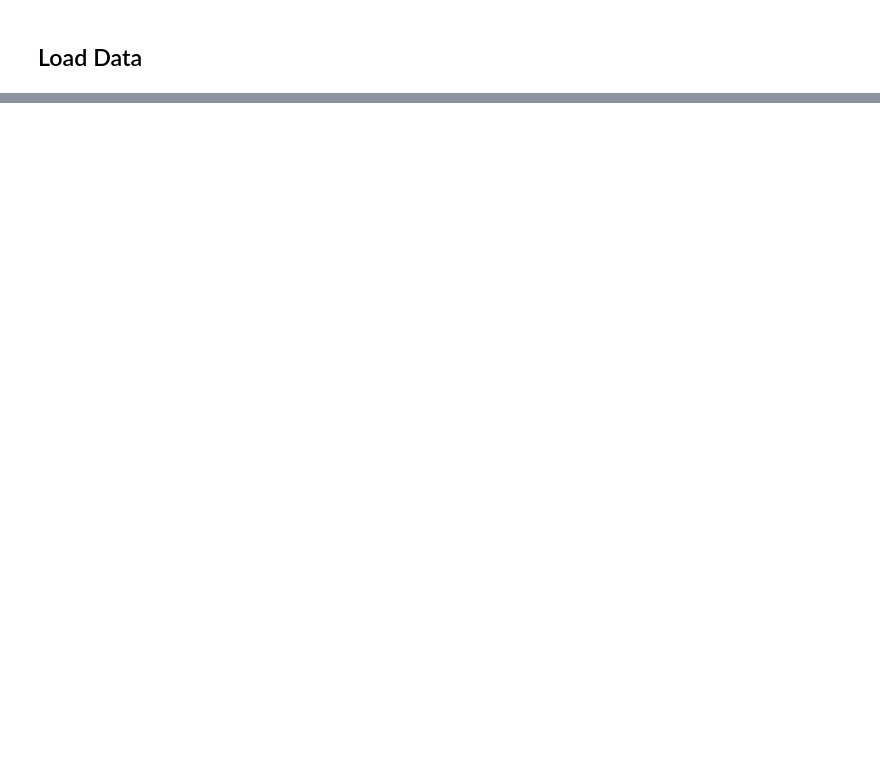
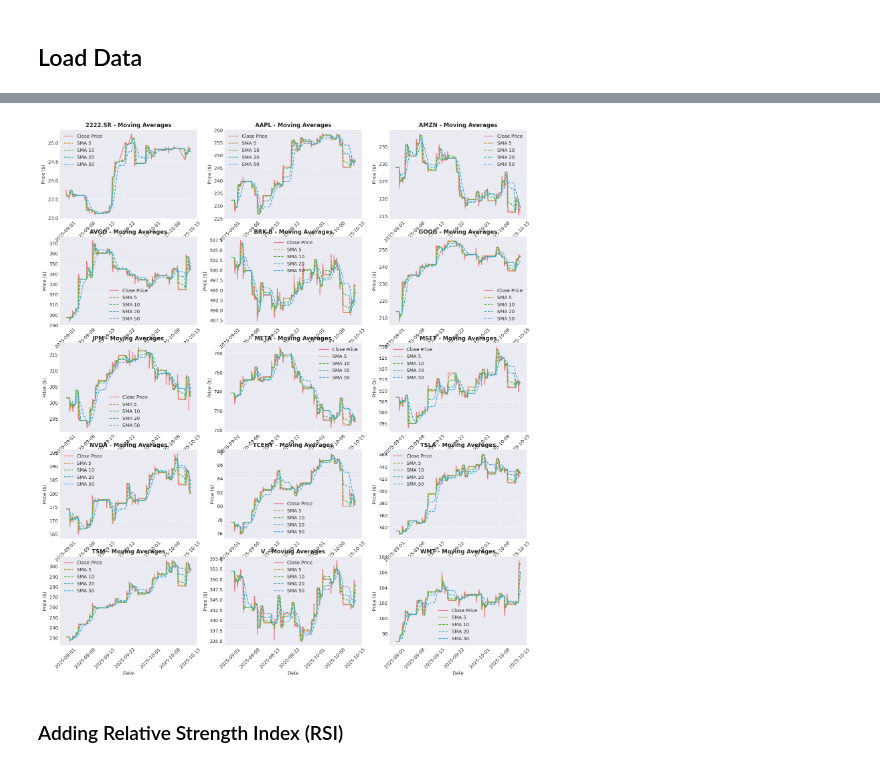
Before and after one commit to Ppius6/stock-market-prediction, a Jupyter notebook: notebooks/01_feature_engineering.ipynb, the cells around one changed output, grey strips where cells are left out. Cells and saved outputs as stored; diff of their text form; code cells hidden in the pictures; blank space fills up the shorter version.

```diff
--- a/notebooks/01_feature_engineering.ipynb
+++ b/notebooks/01_feature_engineering.ipynb
@@ -70,0 +150,17 @@ Connecting to database: {config.database_url}
+# %%
+fig, axes = plt.subplots(5, 3, figsize=(18, 20))
+axes = axes.flatten()
+
+symbols = df["symbol"].unique()
+
+for i, symbol in enumerate(symbols):
+    symbol_df = df[df["symbol"] == symbol].sort_values(by="timestamp")
+    axes[i].plot(symbol_df["timestamp"], symbol_df["close_price"], linewidth=1.5)
+    axes[i].set_title(f"{symbol} - Close Price", fontweight="bold")
+    axes[i].set_xlabel("Date")
+    axes[i].set_ylabel("Close Price ($)")
+    axes[i].tick_params(axis="x", rotation=45)
+    axes[i].grid(True, alpha=0.3)
+
+plt.tight_layout()
+plt.show()
@@ -70,0 +223,40 @@ Connecting to database: {config.database_url}
+# %%
+# Visualize moving averages
+
+fig, axes = plt.subplots(5, 3, figsize=(18, 20))
+axes = axes.flatten()
+
+symbols = df["symbol"].unique()
+
+for i, symbol in enumerate(symbols):
+    symbol_df = df[df["symbol"] == symbol].sort_values(by="timestamp")
+
+    axes[i].plot(
+        symbol_df["timestamp"],
+        symbol_df["close_price"],
+        label="Close Price",
+        linewidth=1.5,
+    )
+    axes[i].plot(
+        symbol_df["timestamp"], symbol_df["sma_5"], label="SMA 5", linestyle="--"
+    )
+    axes[i].plot(
+        symbol_df["timestamp"], symbol_df["sma_10"], label="SMA 10", linestyle="--"
+    )
+    axes[i].plot(
+        symbol_df["timestamp"], symbol_df["sma_20"], label="SMA 20", linestyle="--"
+    )
+    axes[i].plot(
+        symbol_df["timestamp"], symbol_df["sma_50"], label="SMA 50", linestyle="--"
+    )
+
+    axes[i].set_title(f"{symbol} - Moving Averages", fontweight="bold")
+    axes[i].set_xlabel("Date")
+    axes[i].set_ylabel("Price ($)")
+    axes[i].tick_params(axis="x", rotation=45)
+    axes[i].legend()
+    axes[i].grid(True, alpha=0.3)
+# %% [output]
+[figure, added]
+# %% [markdown]
+### Adding Relative Strength Index (RSI)
```
Also changed, not shown: parts of 20 cells of this notebook, 1 other file.
